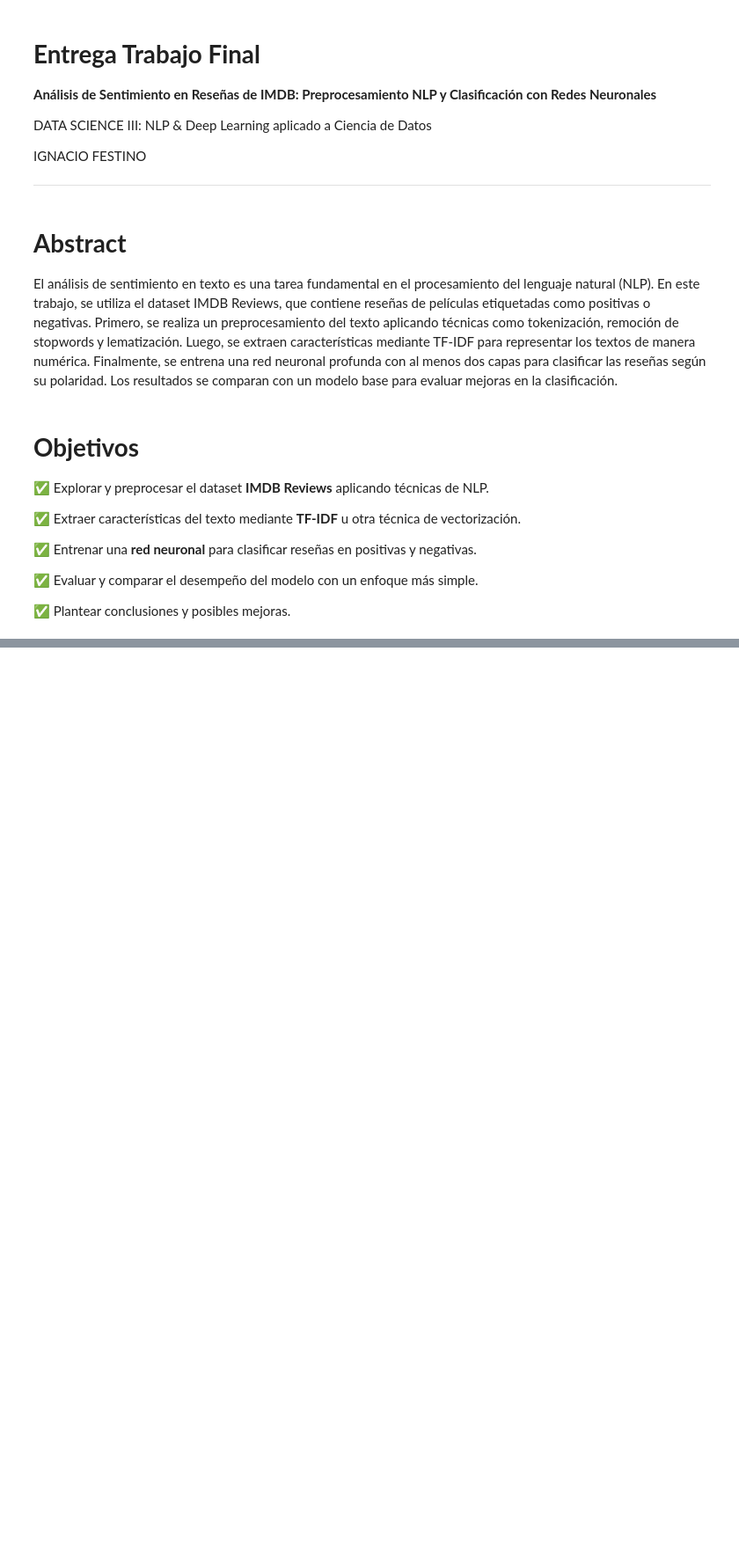
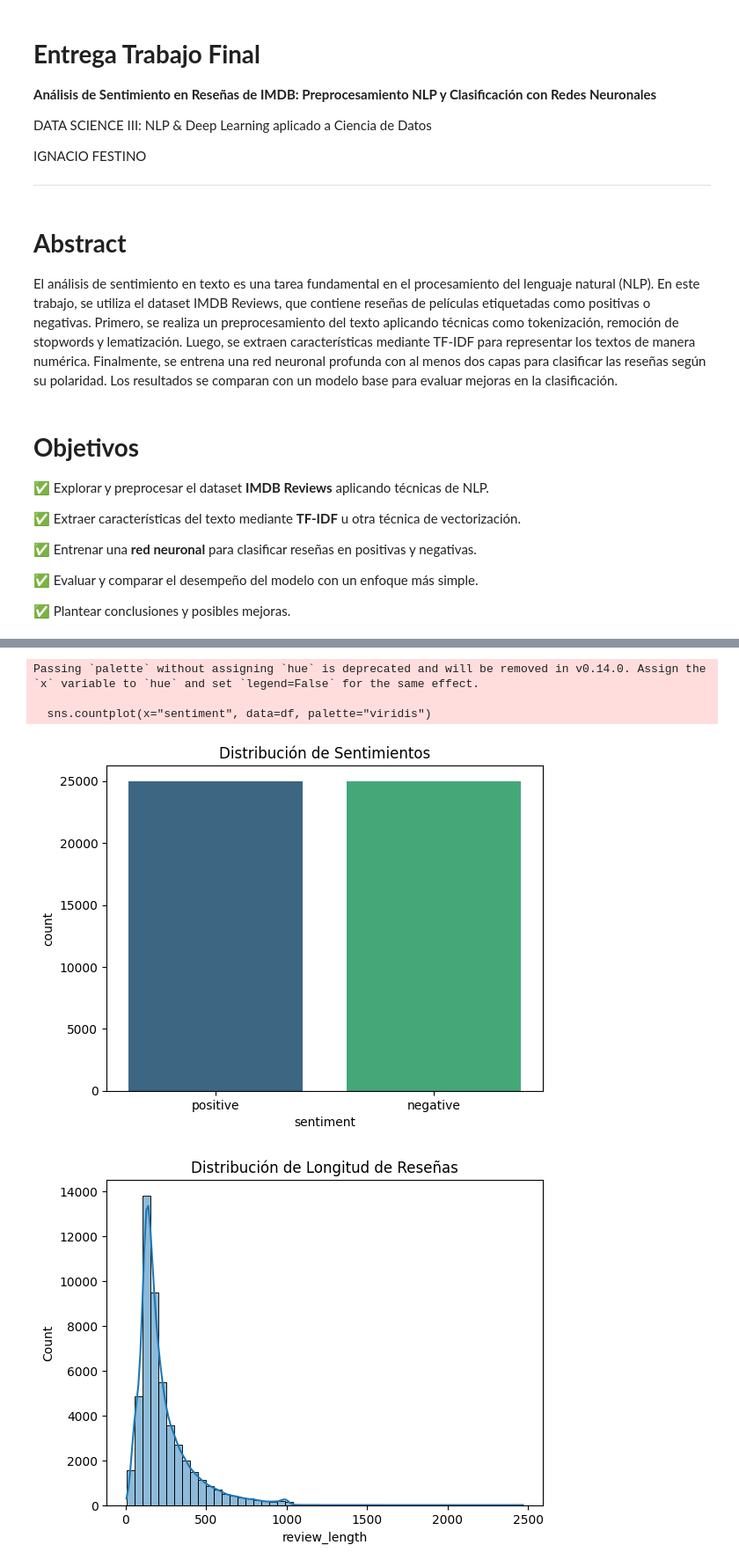
Before and after one commit to ignaciofestino/ENTREGA-PF-DSI, a Jupyter notebook: PFDS_ParteIII__Festino.ipynb, the cells around one changed output, grey strips where cells are left out. Shown at 88% size. Saved outputs shown, nothing was run; the diff lists cells and outputs as text; code cells hidden in the pictures; blank space fills up the shorter version.

```diff
--- a/PFDS_ParteIII__Festino.ipynb
+++ b/PFDS_ParteIII__Festino.ipynb
@@ -28,0 +31,7 @@ El análisis de sentimiento en texto es una tarea fundamental en el procesamient
+# %%
+import pandas as pd
+
+# Cargar dataset
+df = pd.read_csv("IMDB Dataset.csv")
+print("Primeras filas del dataset:")
+print(df.head())
@@ -28,0 +46,20 @@ El análisis de sentimiento en texto es una tarea fundamental en el procesamient
+# %%
+import matplotlib.pyplot as plt
+import seaborn as sns
+
+# Distribución de clases (positivo vs negativo)
+sns.countplot(x="sentiment", data=df, palette="viridis")
+plt.title("Distribución de Sentimientos")
+plt.show()
+
+# Distribución de la longitud de las reseñas
+df['review_length'] = df['review'].apply(lambda x: len(x.split()))
+sns.histplot(df['review_length'], bins=50, kde=True)
+plt.title("Distribución de Longitud de Reseñas")
+plt.show()
+# %% [output]
+Passing `palette` without assigning `hue` is deprecated and will be removed in v0.14.0. Assign the `x` variable to `hue` and set `legend=False` for the same effect.
+
+  sns.countplot(x="sentiment", data=df, palette="viridis")
+[figure, added]
+[figure, added]
```
Also changed, not shown: parts of 22 cells of this notebook.
